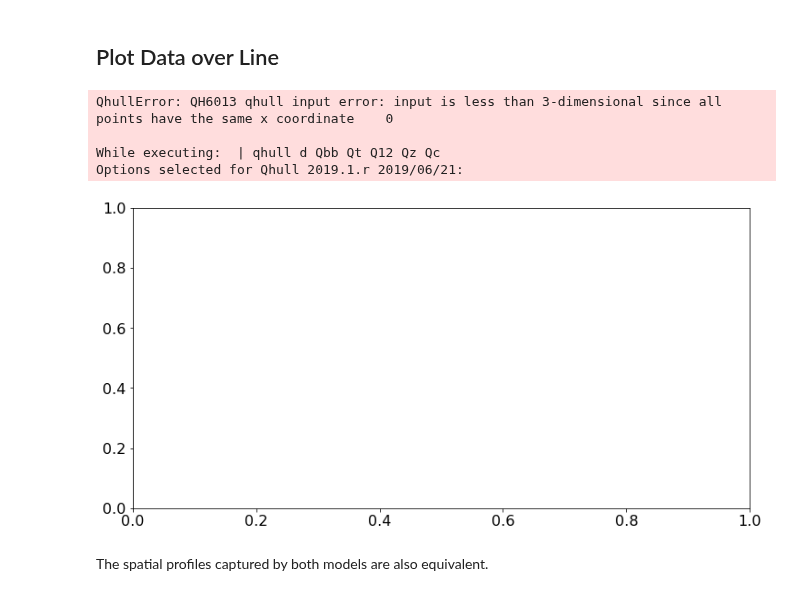
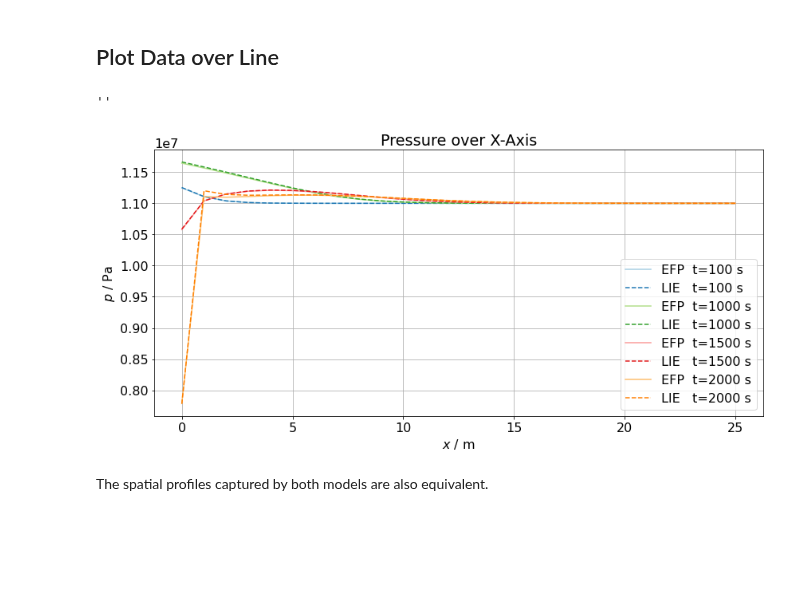
Before and after one commit to nagelt/MechanicsTrainingCourse2020, a Jupyter notebook: SingleFrac_EFP_vs_LIE/model_run.ipynb, the cells around one changed output. Drawn from its saved outputs; the diff is of its cells as text; code cells hidden in the pictures; blank space fills up the shorter version.

Commit message:
interpolation fix.

```diff
--- a/SingleFrac_EFP_vs_LIE/model_run.ipynb
+++ b/SingleFrac_EFP_vs_LIE/model_run.ipynb
@@ -437,37 +429,34 @@ The pressure evolution during injection and production is captured by both model
 # %%
 sns.set_palette("Paired",n_colors=10)
 fig, ax = plt.subplots(figsize=(12,6))
 #Define Axis
 line_x_efp=[(i,0.5,0) for i in np.linspace(start=0.0, stop=25.0, num=51)]
 line_x_lie=[(i,0.5,0) for i in np.linspace(start=0.0, stop=25.0, num=51)]
 # Achse konvertieren zu geraden Zahlen:
 r_x = np.array(line_x_efp)[:,0]
 # print(r_x)
 #Timestep
 timesteps = [100,1000,1500,2000] #
 
 for t in timesteps:
-    results_efp_line = pvd_efp.read_point_set_data(t,'pressure_interpolated', pointsetarray=line_x_efp)
+    results_efp_line = pvd_efp.read_point_set_data(t,'pressure_interpolated', pointsetarray=line_x_efp,interpolation_method='nearest')
     ax.plot(r_x,results_efp_line+p0_lie,label='EFP  t=%i s'%t )
-    results_lie_line = pvd_lie.read_point_set_data(t,'pressure_interpolated', pointsetarray=line_x_lie)
+    results_lie_line = pvd_lie.read_point_set_data(t,'pressure_interpolated', pointsetarray=line_x_lie,interpolation_method='nearest')
     ax.plot(r_x,results_lie_line ,label='LIE   t=%i s'%t, ls='--')
 
 plt.title('Pressure over X-Axis')
 ax.set_xlabel('$x$ / m')
 ax.set_ylabel('$p$ / Pa')
 ax.legend(loc='best')
 # plt.ylim(0.9e7,1.22e7)
 plt.grid()
 fig.tight_layout()
 plt.show
 plt.savefig('Pressure_over_x_axis.png',dpi=300)
 ;
 # %% [output]
-QhullError: QH6013 qhull input error: input is less than 3-dimensional since all points have the same x coordinate    0
-
-While executing:  | qhull d Qbb Qt Q12 Qz Qc
-Options selected for Qhull 2019.1.r 2019/06/21:
+''
-[figure, old version]
+[figure, new version]
 # %% [markdown]
 The spatial profiles captured by both models are also equivalent.
 # %% [markdown]
```
Also changed, not shown: parts of 4 cells of this notebook, 1 other file.
